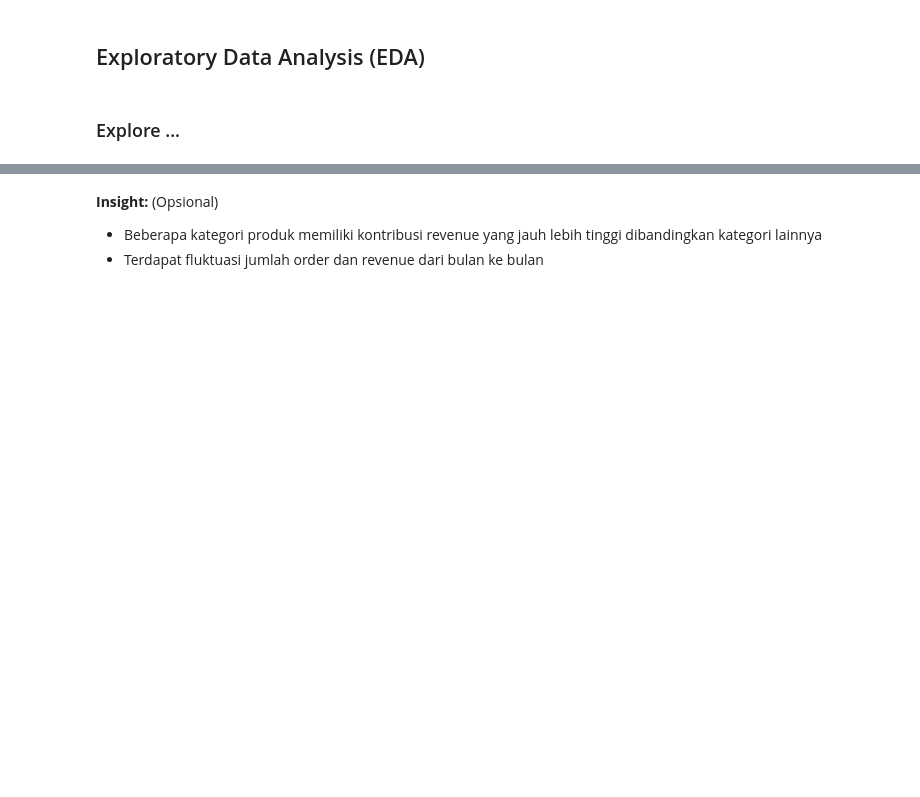
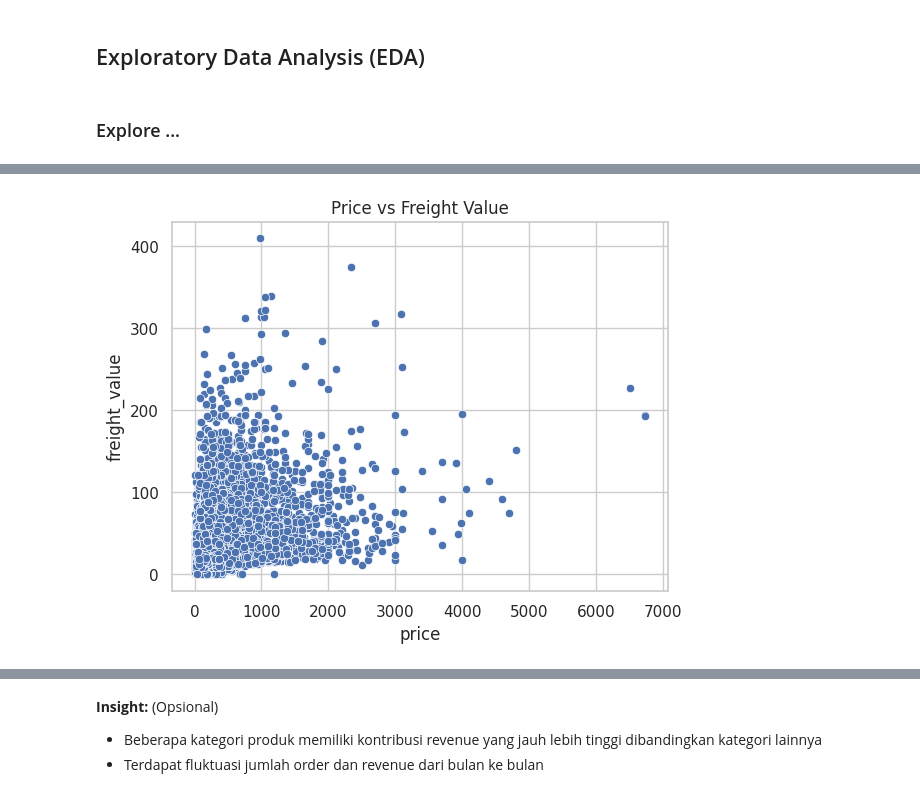
Before and after one commit to BaaaMS7/submission_analisis_data, a Jupyter notebook: notebook.ipynb, the cells around one changed output, grey strips where cells are left out. Saved outputs shown, nothing was run; the diff lists cells and outputs as text; code cells hidden in the pictures; blank space fills up the shorter version.

```diff
--- a/notebook.ipynb
+++ b/notebook.ipynb
@@ -254,0 +261,7 @@ monthly_revenue.columns = ['month', 'total_revenue']
+# %%
+#EDA Bivariate
+sns.scatterplot(x=df['price'], y=df['freight_value'])
+plt.title('Price vs Freight Value')
+plt.show()
+# %% [output]
+[figure, added]
```
Also changed, not shown: parts of 14 cells of this notebook.
